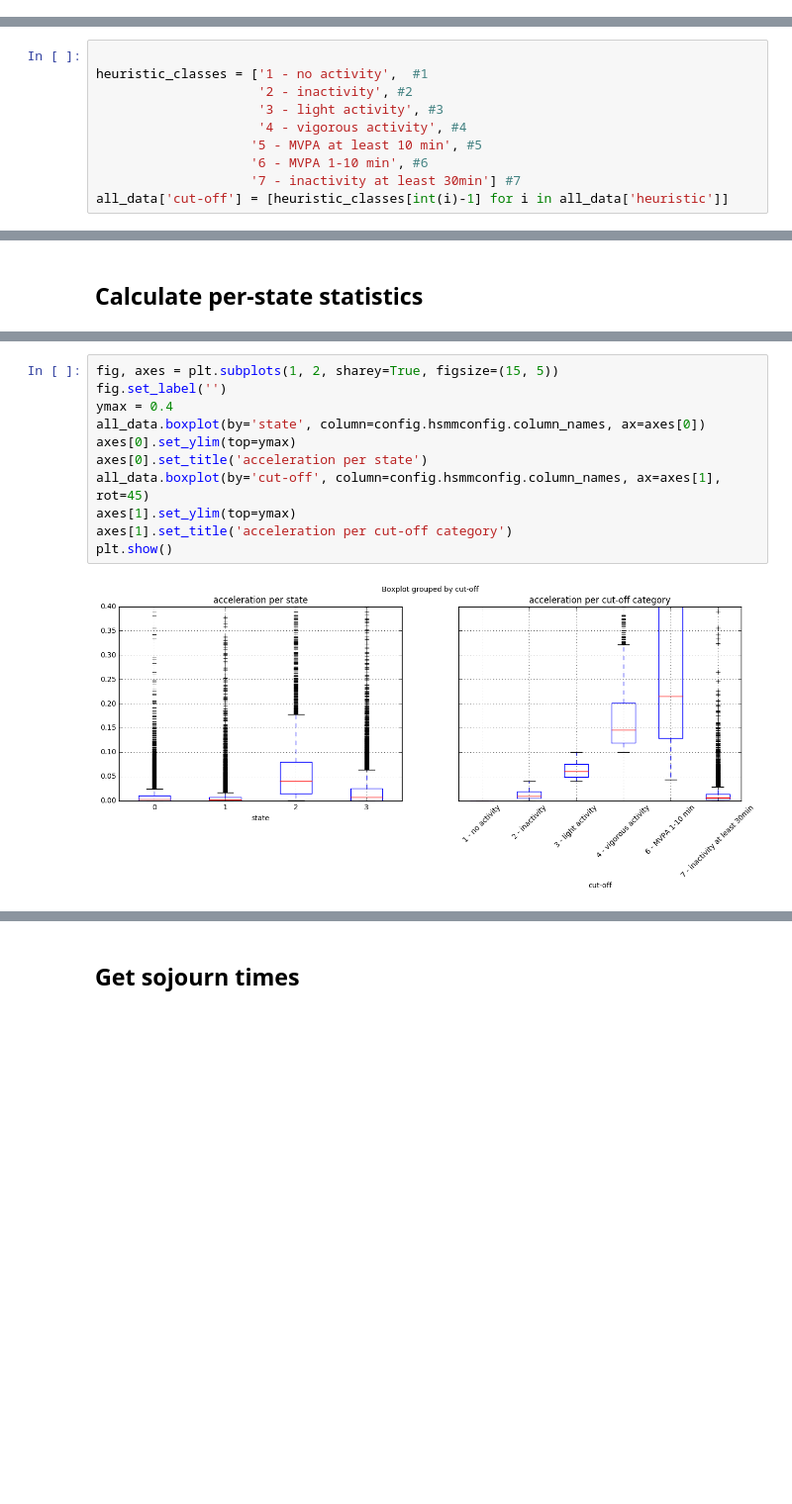
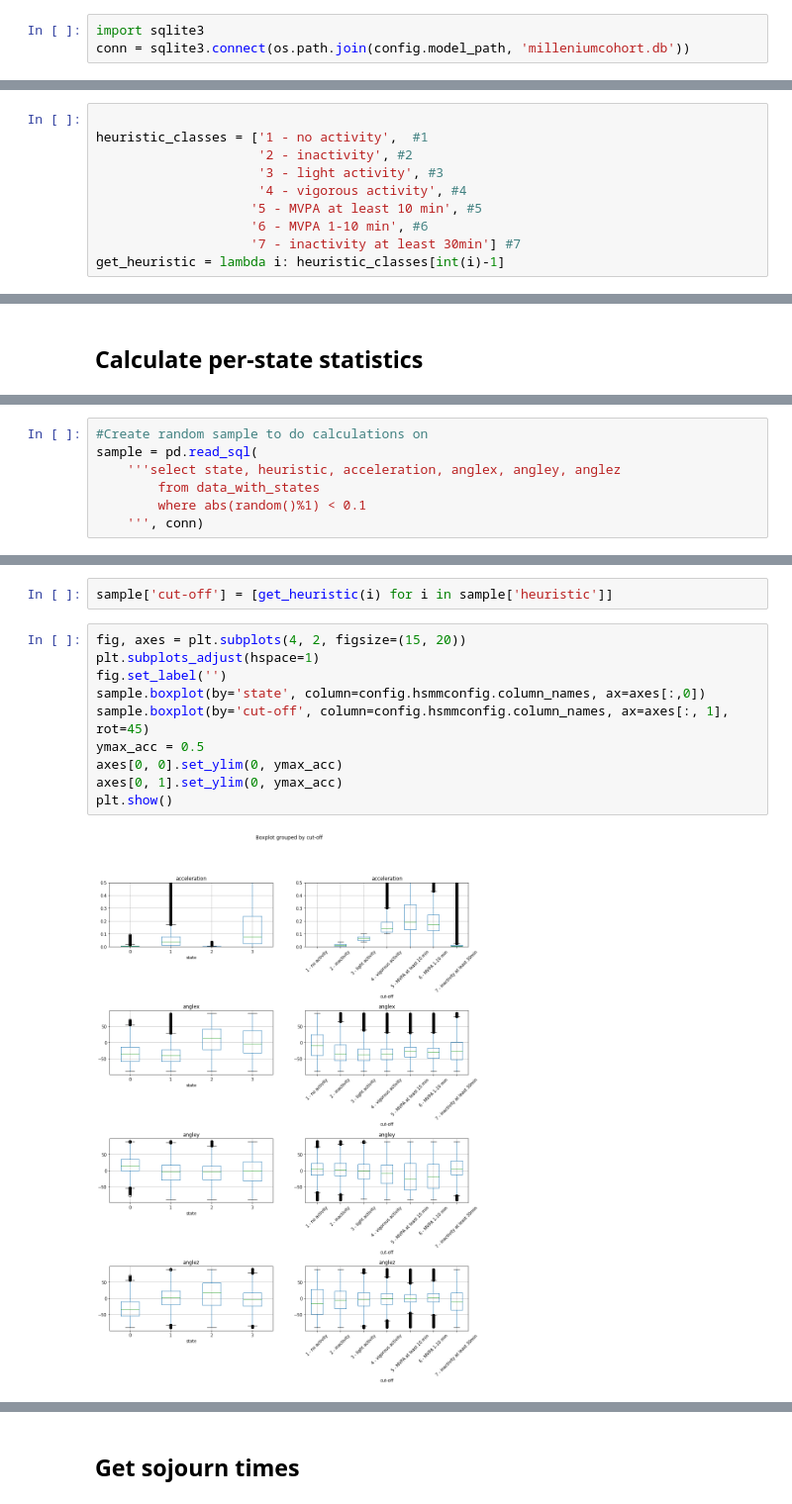
Before and after one commit to wadpac/millenniumcohort-acc, a Jupyter notebook: python/notebooks/2_AnalyseResults.ipynb, the cells around one changed output, grey strips where cells are left out. Shown at 99% size. Drawn from its saved outputs; the diff is of its cells as text; blank space fills up the shorter version.

Commit message:
Notebook uses sqlite database to avoid memory problems

```diff
--- a/python/notebooks/2_AnalyseResults.ipynb
+++ b/python/notebooks/2_AnalyseResults.ipynb
@@ -26,3 +27,6 @@ config.create_data_paths()
+# %%
+import sqlite3
+conn = sqlite3.connect(os.path.join(config.model_path, 'milleniumcohort.db'))
 # %%
 # Import data with states
 filenames = os.listdir(config.states_path)
@@ -62,4 +95,4 @@ heuristic_classes = ['1 - no activity',  #1
                     '5 - MVPA at least 10 min', #5
                     '6 - MVPA 1-10 min', #6
                     '7 - inactivity at least 30min'] #7
-all_data['cut-off'] = [heuristic_classes[int(i)-1] for i in all_data['heuristic']]
+get_heuristic = lambda i: heuristic_classes[int(i)-1]
@@ -125,0 +174,7 @@ means.style.background_gradient(cmap='coolwarm',axis=1)
+# %%
+#Create random sample to do calculations on
+sample = pd.read_sql(
+    '''select state, heuristic, acceleration, anglex, angley, anglez
+        from data_with_states
+        where abs(random()%1) < 0.1
+    ''', conn)
@@ -126,13 +185,14 @@ means.style.background_gradient(cmap='coolwarm',axis=1)
+# %%
+sample['cut-off'] = [get_heuristic(i) for i in sample['heuristic']]
 # %%
-fig, axes = plt.subplots(1, 2, sharey=True, figsize=(15, 5))
+fig, axes = plt.subplots(4, 2, figsize=(15, 20))
+plt.subplots_adjust(hspace=1)
 fig.set_label('')
-ymax = 0.4
-all_data.boxplot(by='state', column=config.hsmmconfig.column_names, ax=axes[0])
-axes[0].set_ylim(top=ymax)
-axes[0].set_title('acceleration per state')
-all_data.boxplot(by='cut-off', column=config.hsmmconfig.column_names, ax=axes[1], rot=45)
-axes[1].set_ylim(top=ymax)
-axes[1].set_title('acceleration per cut-off category')
+sample.boxplot(by='state', column=config.hsmmconfig.column_names, ax=axes[:,0])
+sample.boxplot(by='cut-off', column=config.hsmmconfig.column_names, ax=axes[:, 1], rot=45)
+ymax_acc = 0.5
+axes[0, 0].set_ylim(0, ymax_acc)
+axes[0, 1].set_ylim(0, ymax_acc)
 plt.show()
 # %% [output]
-[figure, old version]
+[figure, new version]
```
Also changed, not shown: parts of 66 cells of this notebook.
